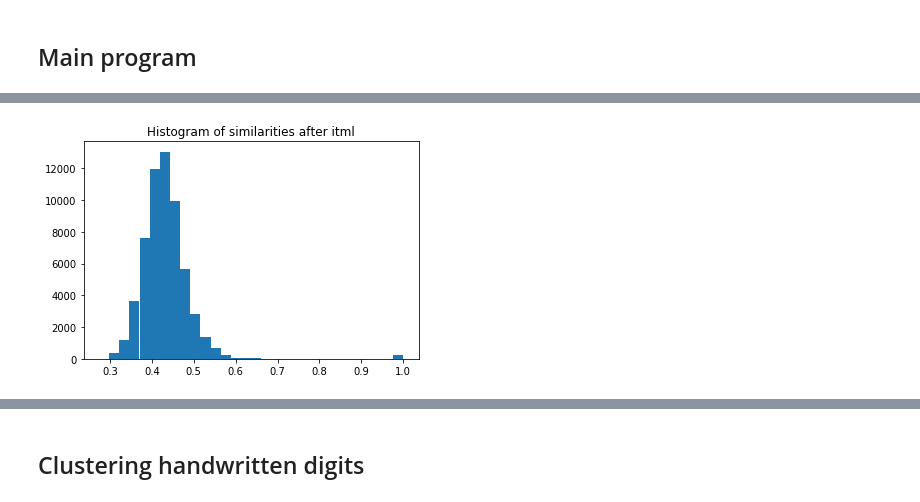
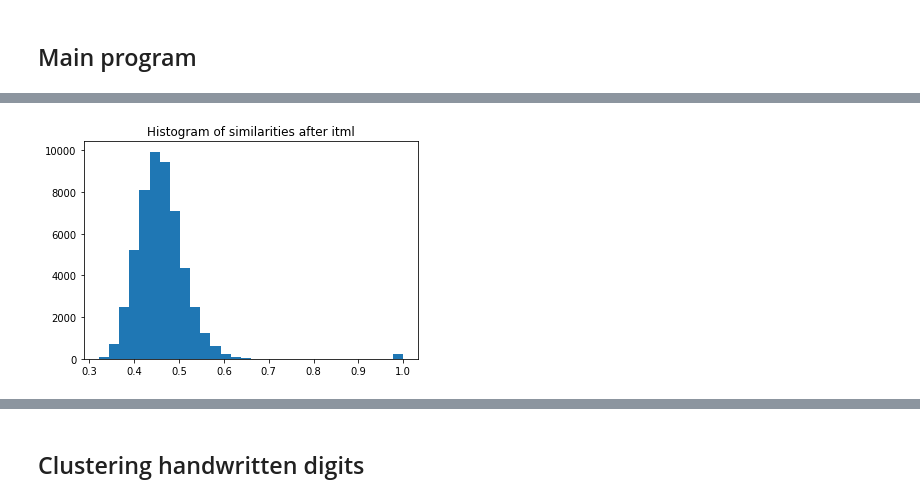
Before and after one commit to patricsteiner/image_clustering, a Jupyter notebook: intelligent_image_clustering.ipynb, the cells around one changed output, grey strips where cells are left out. Cells and saved outputs as stored; diff of their text form; code cells hidden in the pictures.

```diff
--- a/intelligent_image_clustering.ipynb
+++ b/intelligent_image_clustering.ipynb
@@ -226,9 +227,9 @@ prepared 243 images in 12 clusters
 # %%
 # extract features
 #rgb_features = extract_rgb_features(images, visualise=False)
-hsv_features = extract_hsv_features(images, visualise=False)
+hsv_features = extract_hsv_features(images, visualise=True)
 color_moment_features = extract_color_moment_features(images)
-edge_features = extract_edge_features(images, histogram=False, visualise=False)
+edge_features = extract_edge_features(images, histogram=False, visualise=True)
 
 # build feature matrix X and label vector y (numeric)
 X = np.column_stack([hsv_features, color_moment_features, edge_features])
@@ -273,7 +289,7 @@ V-Measure = 0.24090989118655992
 # %%
-new_y, new_similarity_matrix = merge(y, similarity_matrix, 9, 1)
+new_y, new_similarity_matrix = merge(y, similarity_matrix, 0, 1)
 
-n_clusters = 12
-p_spectral_sim = SpectralClustering(n_clusters=n_clusters, affinity="precomputed", random_state=9000).fit_predict(new_similarity_matrix)
+#n_clusters = 4
+#p_spectral_sim = SpectralClustering(n_clusters=n_clusters, affinity="precomputed", random_state=9000).fit_predict(new_similarity_matrix)
 
-evaluate(X, new_y, p_spectral_sim, n_clusters, "after merge")
+#evaluate(X, new_y, p_spectral_sim, n_clusters, "after merge with new similarity-matrix")
@@ -290,3 +305,3 @@ plt.show()
 # %%
-itml = learn_distance(X, y)
+itml = learn_distance(X, new_y)
 # %% [output]
@@ -299,10 +325,10 @@ itml converged at iter: 5, conv = 0.000366
 # %%
-new_X = itml.transform()
+new_X = itml.transform(X) # before transormation, X can be changed (e.g. images can be added)
 new_distance_matrix = euclidean_distance(X)
 new_similarity_matrix = distance_to_similarity(distance_matrix)
 plt.figure()
 plt.hist(new_similarity_matrix.ravel(), bins=30)
 plt.title("Histogram of similarities after itml")
 plt.show()
 # %% [output]
-[figure, old version]
+[figure, new version]
```
Also changed, not shown: parts of 12 cells of this notebook.
